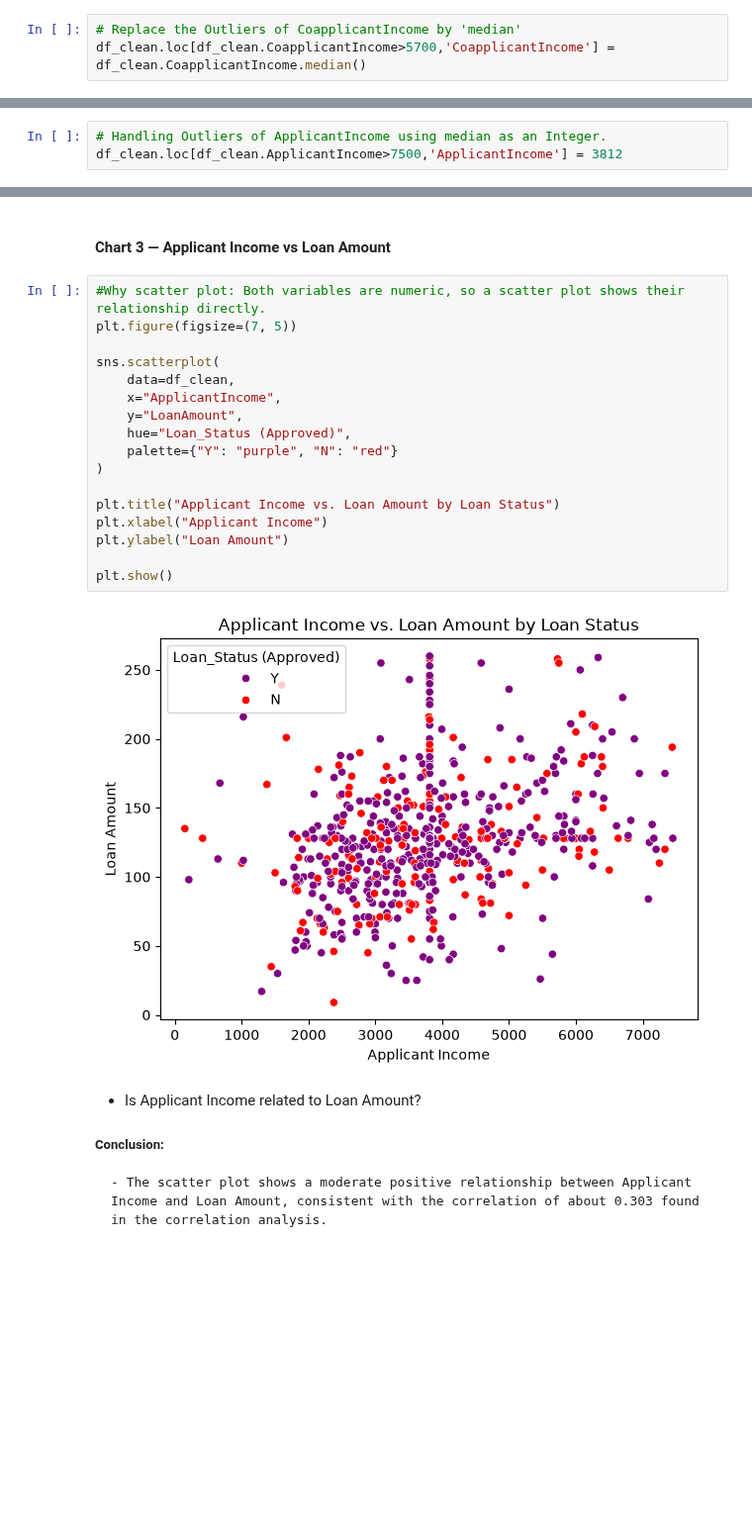
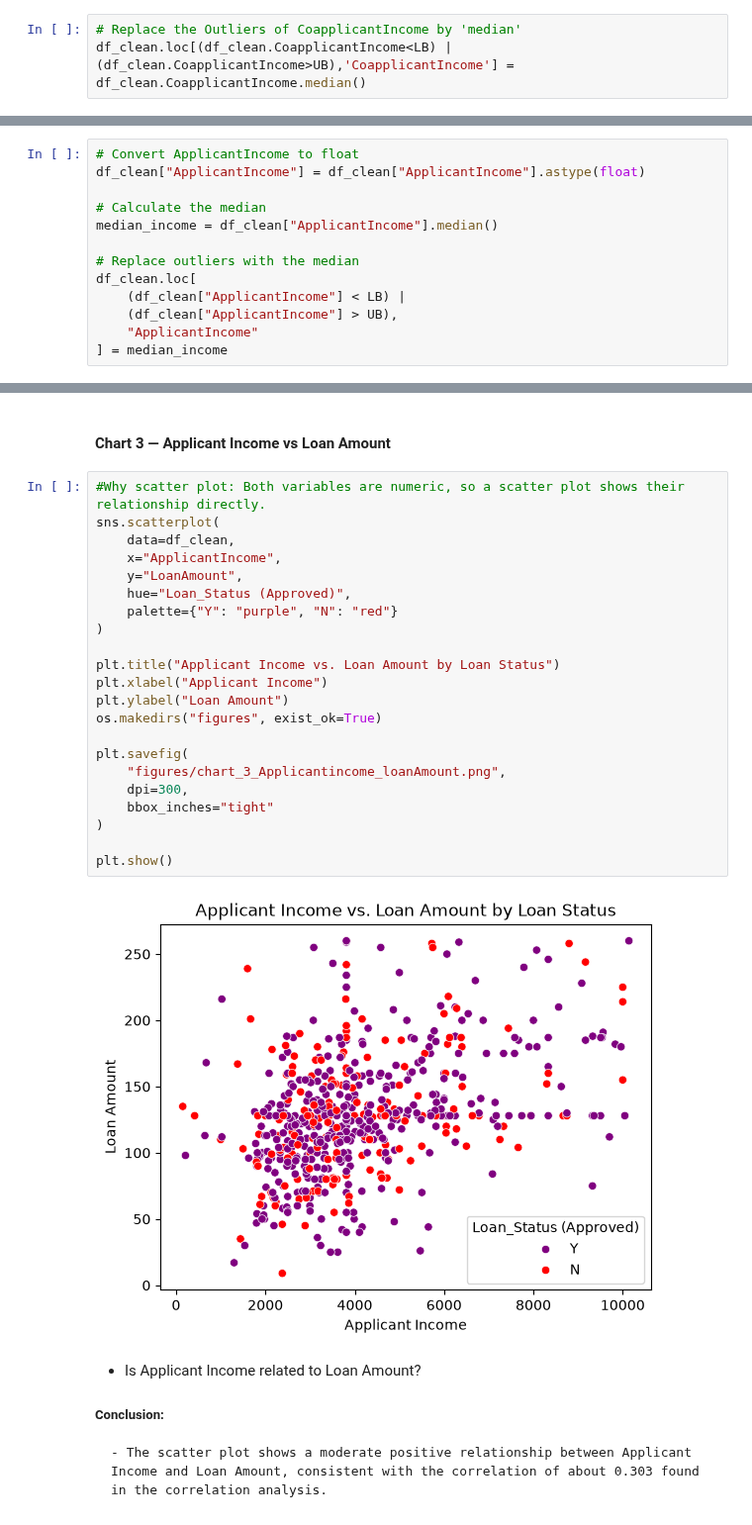
Before and after one commit to sabvanidhi/aiml-bootcamp-nidhi, a Jupyter notebook: Day-20_Capstone/project.ipynb, the cells around one changed output, grey strips where cells are left out. Shown at 99% size. Drawn from its saved outputs; the diff is of its cells as text; blank space fills up the shorter version.

```diff
--- a/Day-20_Capstone/project.ipynb
+++ b/Day-20_Capstone/project.ipynb
@@ -330,7 +337,7 @@ UB,LB
 (np.float64(5743.125), np.float64(-3445.875))
 # %%
 # Replace the Outliers of CoapplicantIncome by 'median'
-df_clean.loc[df_clean.CoapplicantIncome>5700,'CoapplicantIncome'] = df_clean.CoapplicantIncome.median()
+df_clean.loc[(df_clean.CoapplicantIncome<LB) |(df_clean.CoapplicantIncome>UB),'CoapplicantIncome'] = df_clean.CoapplicantIncome.median()
 # %%
 # Finding Outliers for Loan_Ammount :
 Q1 = df_clean.LoanAmount.quantile(0.25)
@@ -347,6 +364,16 @@ df_clean.loc[(df_clean.LoanAmount<LB) |(df_clean.LoanAmount>UB),'LoanAmount'] =
 # %%
-# Handling Outliers of ApplicantIncome using median as an Integer.
-df_clean.loc[df_clean.ApplicantIncome>7500,'ApplicantIncome'] = 3812
+# Convert ApplicantIncome to float
+df_clean["ApplicantIncome"] = df_clean["ApplicantIncome"].astype(float)
+
+# Calculate the median
+median_income = df_clean["ApplicantIncome"].median()
+
+# Replace outliers with the median
+df_clean.loc[
+    (df_clean["ApplicantIncome"] < LB) |
+    (df_clean["ApplicantIncome"] > UB),
+    "ApplicantIncome"
+] = median_income
 # %%
 #Handling Outliers:
 # Finding the Outliers
@@ -928,23 +1106,28 @@ plt.show()
 #### Chart 3 — Applicant Income vs Loan Amount
 # %%
 #Why scatter plot: Both variables are numeric, so a scatter plot shows their relationship directly.
-plt.figure(figsize=(7, 5))
-
 sns.scatterplot(
     data=df_clean,
     x="ApplicantIncome",
     y="LoanAmount",
     hue="Loan_Status (Approved)",
     palette={"Y": "purple", "N": "red"}
 )
 
 plt.title("Applicant Income vs. Loan Amount by Loan Status")
 plt.xlabel("Applicant Income")
 plt.ylabel("Loan Amount")
+os.makedirs("figures", exist_ok=True)
+
+plt.savefig(
+    "figures/chart_3_Applicantincome_loanAmount.png",
+    dpi=300,
+    bbox_inches="tight"
+)
 
 plt.show()
 # %% [output]
-[figure, old version]
+[figure, new version]
 # %% [markdown]
 - Is Applicant Income related to Loan Amount?
 
```
Also changed, not shown: parts of 22 cells of this notebook, 12 other files.
